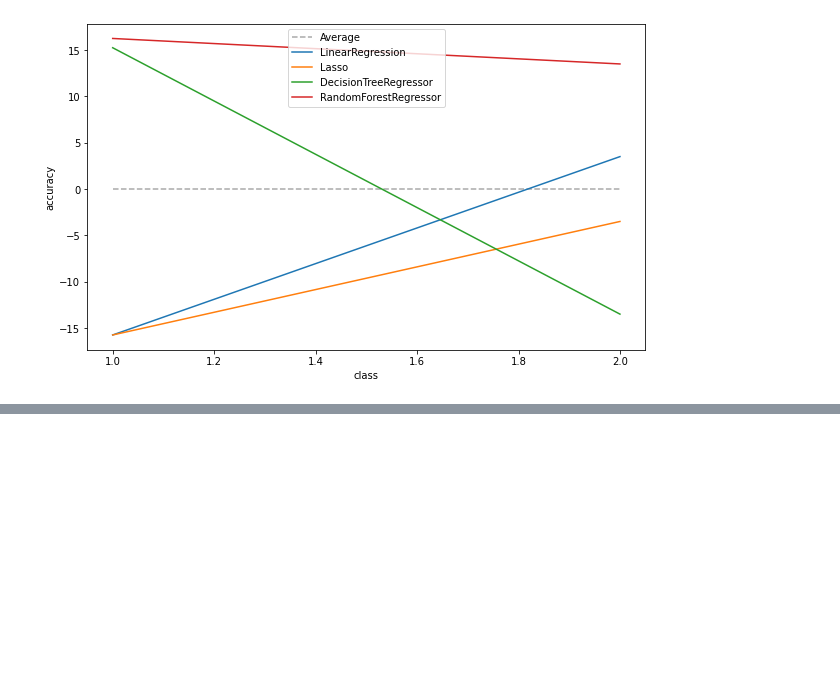
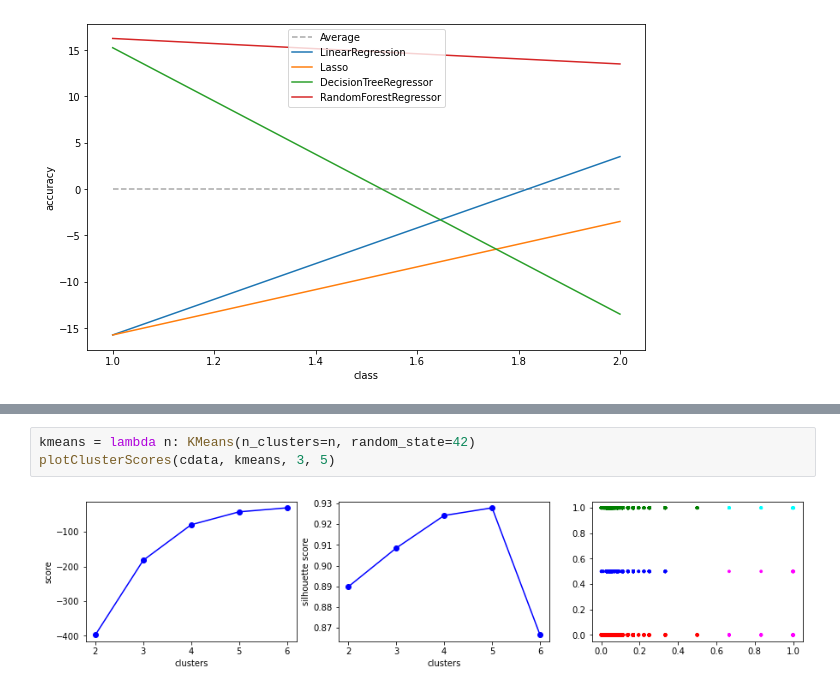
Before and after one commit to ChrisJMurdoch/ChessNotebook, a Jupyter notebook: Chess.ipynb, the cells around one changed output, grey strips where cells are left out. Drawn from its saved outputs; the diff is of its cells as text; blank space fills up the shorter version.

```diff
--- a/Chess.ipynb
+++ b/Chess.ipynb
@@ -912,0 +1007,5 @@ plt.show()
+# %%
+kmeans = lambda n: KMeans(n_clusters=n, random_state=42)
+plotClusterScores(cdata, kmeans, 3, 5)
+# %% [output]
+[figure, added]
```
Also changed, not shown: parts of 24 cells of this notebook, 3 other files.
